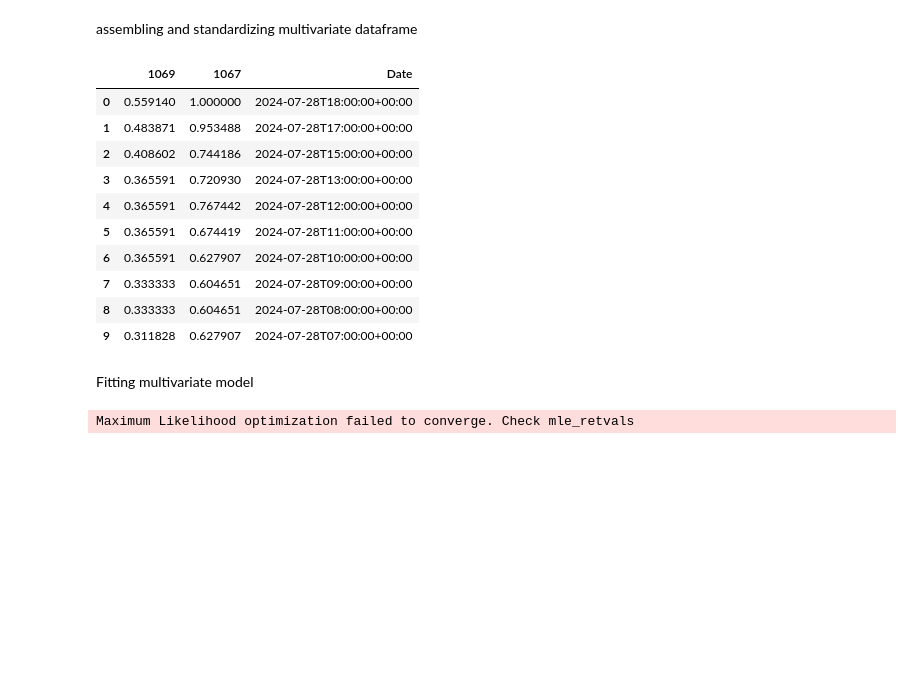
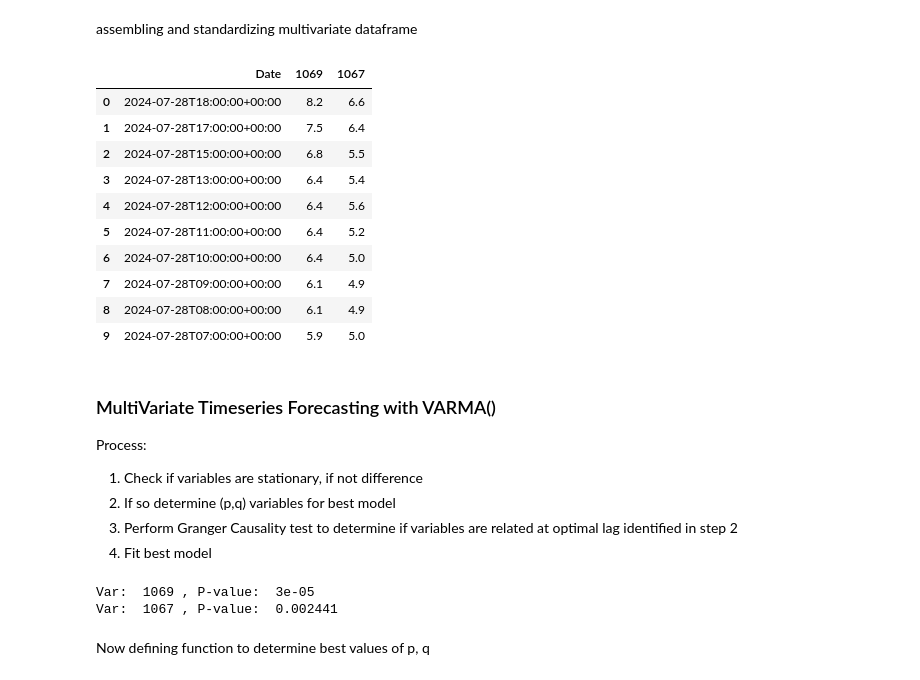
Before and after one commit to pinstripezebra/Air-Polution-Forecasting, a Jupyter notebook: aggregate_analysis.ipynb, the cells around one changed output. Cells and saved outputs as stored; diff of their text form; code cells hidden in the pictures; blank space fills up the shorter version.

```diff
--- a/aggregate_analysis.ipynb
+++ b/aggregate_analysis.ipynb
@@ -311,42 +316,42 @@ assembling and standardizing multivariate dataframe
 # %%
 exogenous_vars = ['1069']
 dependent = ['1067']
 total_vars = exogenous_vars + dependent
 
 multivariate_df = multivariate_df[['Date'] + exogenous_vars + dependent]
-
-# Scaling dependent/independent variables to have same min/max vals
-x = multivariate_df[total_vars].values
-min_max_scaler = preprocessing.MinMaxScaler()
-multivariate_df_scaled = pd.DataFrame(min_max_scaler.fit_transform(x),
-                                                           columns = total_vars)
-# Adding back date
-multivariate_df_scaled['Date'] = multivariate_df['Date']
-multivariate_df_scaled.head(10)
+multivariate_df.head(10)
 # %% [output]
-|  | 1069 | 1067 | Date |
-| 0 | 0.559140 | 1.000000 | 2024-07-28T18:00:00+00:00 |
-| 1 | 0.483871 | 0.953488 | 2024-07-28T17:00:00+00:00 |
-| 2 | 0.408602 | 0.744186 | 2024-07-28T15:00:00+00:00 |
-| 3 | 0.365591 | 0.720930 | 2024-07-28T13:00:00+00:00 |
-| 4 | 0.365591 | 0.767442 | 2024-07-28T12:00:00+00:00 |
-| 5 | 0.365591 | 0.674419 | 2024-07-28T11:00:00+00:00 |
-| 6 | 0.365591 | 0.627907 | 2024-07-28T10:00:00+00:00 |
-| 7 | 0.333333 | 0.604651 | 2024-07-28T09:00:00+00:00 |
-| 8 | 0.333333 | 0.604651 | 2024-07-28T08:00:00+00:00 |
-| 9 | 0.311828 | 0.627907 | 2024-07-28T07:00:00+00:00 |
+|  | Date | 1069 | 1067 |
+| 0 | 2024-07-28T18:00:00+00:00 | 8.2 | 6.6 |
+| 1 | 2024-07-28T17:00:00+00:00 | 7.5 | 6.4 |
+| 2 | 2024-07-28T15:00:00+00:00 | 6.8 | 5.5 |
+| 3 | 2024-07-28T13:00:00+00:00 | 6.4 | 5.4 |
+| 4 | 2024-07-28T12:00:00+00:00 | 6.4 | 5.6 |
+| 5 | 2024-07-28T11:00:00+00:00 | 6.4 | 5.2 |
+| 6 | 2024-07-28T10:00:00+00:00 | 6.4 | 5.0 |
+| 7 | 2024-07-28T09:00:00+00:00 | 6.1 | 4.9 |
+| 8 | 2024-07-28T08:00:00+00:00 | 6.1 | 4.9 |
+| 9 | 2024-07-28T07:00:00+00:00 | 5.9 | 5.0 |
-# %% [markdown]
-Fitting multivariate model
-# %%
-# Defining train period
-train_count= 12
-# Selecting all data except last 12 points
-target_train = multivariate_df_scaled[dependent[0]][:-train_count]
-exog_train = multivariate_df_scaled[exogenous_vars[0]][:-train_count]
-
-
-best_model = SARIMAX(target_train, exog_train, order=(1,0,2),
- seasonal_order=(3,0,1,12), simple_differencing=False)
-best_model_fit = best_model.fit(disp=False)
-# %% [output]
-Maximum Likelihood optimization failed to converge. Check mle_retvals
+# %% [markdown]
+### MultiVariate Timeseries Forecasting with VARMA()
+
+Process:
+1. Check if variables are stationary, if not difference
+2. If so determine (p,q) variables for best model
+3. Perform Granger Causality test to determine if variables are related at optimal lag identified in step 2
+4. Fit best model
+# %%
+# Checking if data is stationary
+stationary_multivariate = {}
+vars = exogenous_vars + dependent
+for i in vars:
+
+    adf_results = adfuller(multivariate_df[i])
+    print("Var: ", i, ", P-value: ", round(adf_results[1],6))
+
+# Based on this can conclude that both variables are stationary, dont need to difference
+# %% [output]
+Var:  1069 , P-value:  3e-05
+Var:  1067 , P-value:  0.002441
+# %% [markdown]
+Now defining function to determine best values of p, q
```
Also changed, not shown: parts of 2 cells of this notebook.
